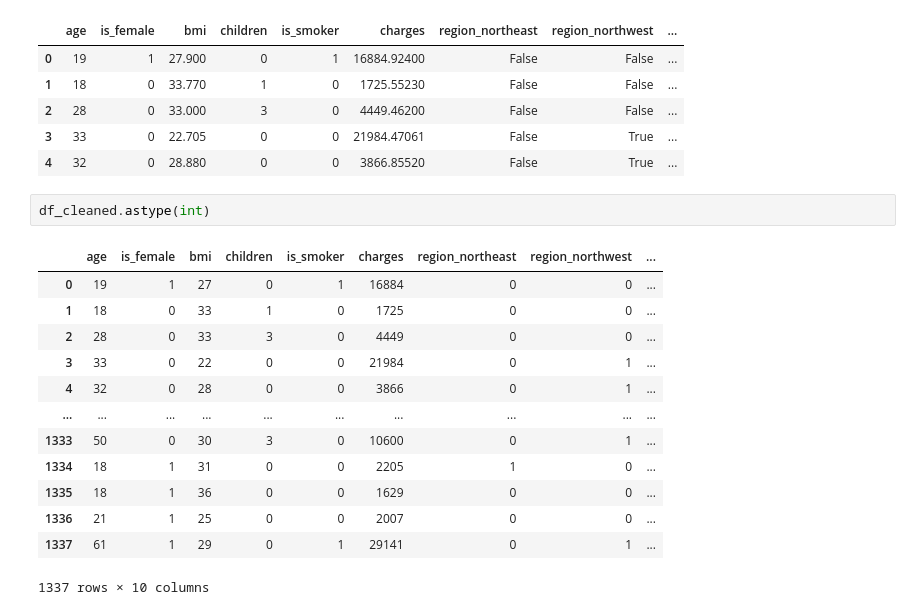
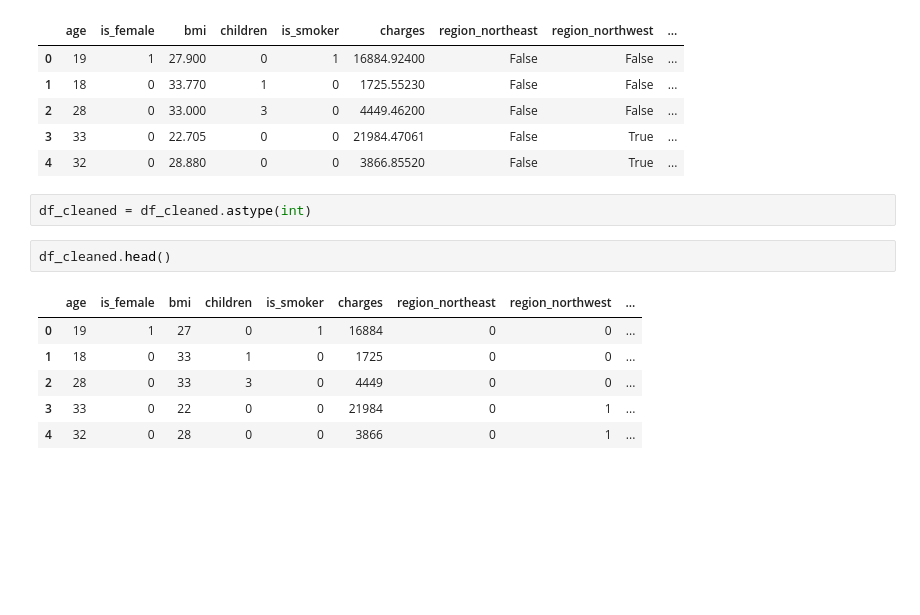
Before and after one commit to Soumyadip778/Machine_Learning_Series, a Jupyter notebook: ML_part1/insurance.ipynb, the cells around one changed output. Drawn from its saved outputs; the diff is of its cells as text; blank space fills up the shorter version.

```diff
--- a/ML_part1/insurance.ipynb
+++ b/ML_part1/insurance.ipynb
@@ -224,18 +224,13 @@ df_cleaned.head()
 | 3 | 33 | 0 | 22.705 | 0 | 0 | 21984.47061 | False | True | ... |
 | 4 | 32 | 0 | 28.880 | 0 | 0 | 3866.85520 | False | True | ... |
 # %%
-df_cleaned.astype(int)
+df_cleaned = df_cleaned.astype(int)
-# %% [output]
-|  | age | is_female | bmi | children | is_smoker | charges | region_northeast | region_northwest | ... |
-| 0 | 19 | 1 | 27 | 0 | 1 | 16884 | 0 | 0 | ... |
-| 1 | 18 | 0 | 33 | 1 | 0 | 1725 | 0 | 0 | ... |
-| 2 | 28 | 0 | 33 | 3 | 0 | 4449 | 0 | 0 | ... |
-| 3 | 33 | 0 | 22 | 0 | 0 | 21984 | 0 | 1 | ... |
-| 4 | 32 | 0 | 28 | 0 | 0 | 3866 | 0 | 1 | ... |
-| ... | ... | ... | ... | ... | ... | ... | ... | ... | ... |
-| 1333 | 50 | 0 | 30 | 3 | 0 | 10600 | 0 | 1 | ... |
-| 1334 | 18 | 1 | 31 | 0 | 0 | 2205 | 1 | 0 | ... |
-| 1335 | 18 | 1 | 36 | 0 | 0 | 1629 | 0 | 0 | ... |
-| 1336 | 21 | 1 | 25 | 0 | 0 | 2007 | 0 | 0 | ... |
-| 1337 | 61 | 1 | 29 | 0 | 1 | 29141 | 0 | 1 | ... |
-1337 rows × 10 columns
+# %%
+df_cleaned.head()
+# %% [output]
+|  | age | is_female | bmi | children | is_smoker | charges | region_northeast | region_northwest | ... |
+| 0 | 19 | 1 | 27 | 0 | 1 | 16884 | 0 | 0 | ... |
+| 1 | 18 | 0 | 33 | 1 | 0 | 1725 | 0 | 0 | ... |
+| 2 | 28 | 0 | 33 | 3 | 0 | 4449 | 0 | 0 | ... |
+| 3 | 33 | 0 | 22 | 0 | 0 | 21984 | 0 | 1 | ... |
+| 4 | 32 | 0 | 28 | 0 | 0 | 3866 | 0 | 1 | ... |
```
